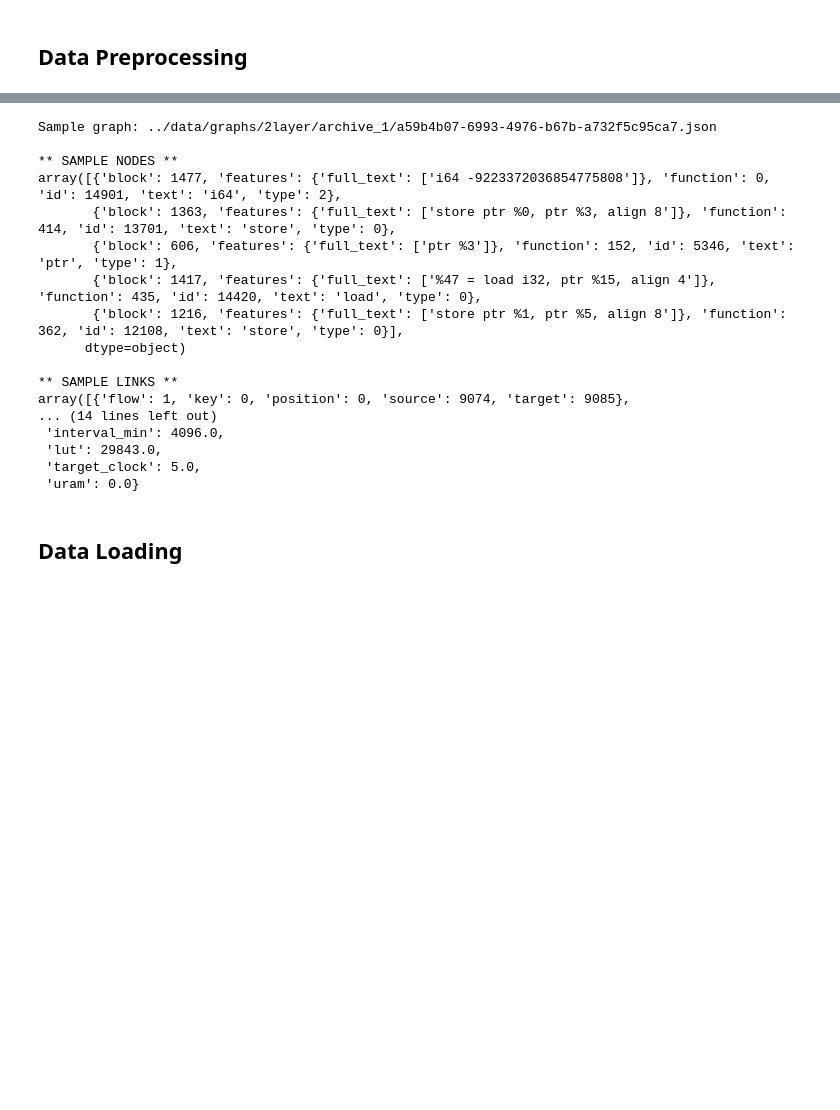
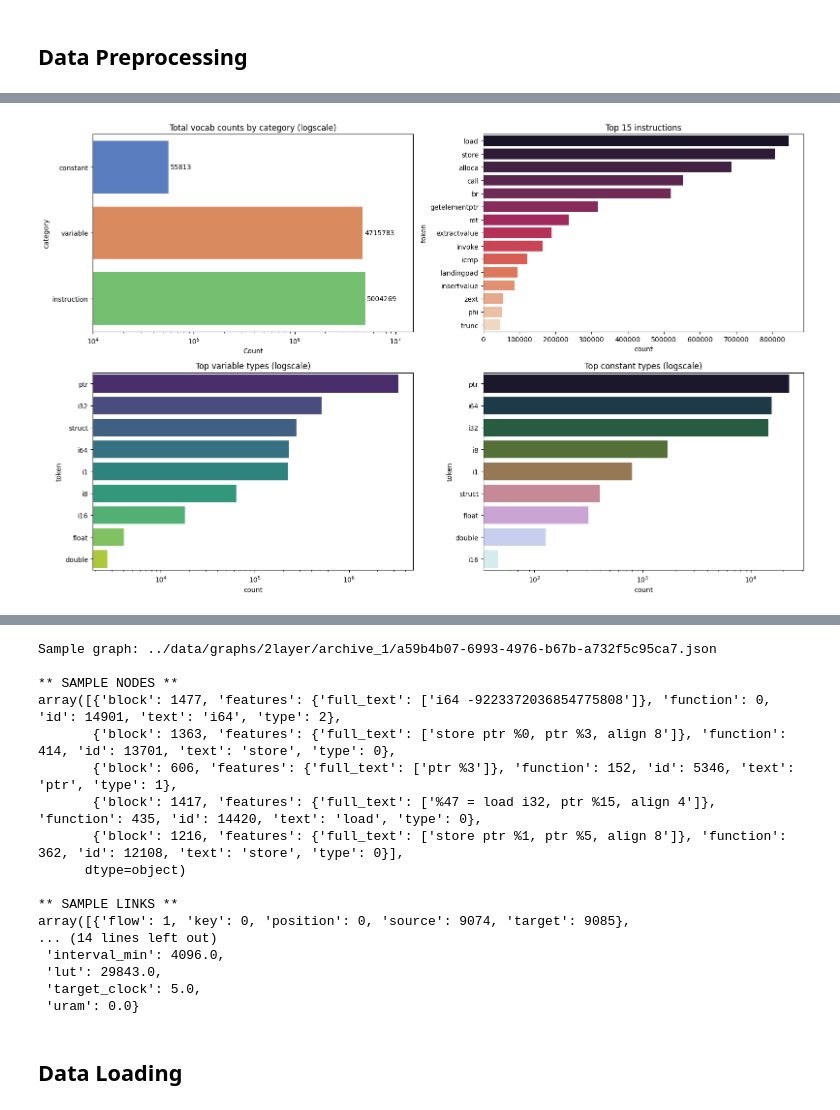
Before and after one commit to brios-polimi/LL-hls4ml, a Jupyter notebook: main.ipynb, the cells around one changed output, grey strips where cells are left out. Drawn from its saved outputs; the diff is of its cells as text; code cells hidden in the pictures; blank space fills up the shorter version.

```diff
--- a/main.ipynb
+++ b/main.ipynb
@@ -51,5 +52,5 @@ root = Path("../data")
 graph_dir = root / "graphs"
 pt_dir = root / "tensors"
 
-vocab, max_pos = vocab_scan(graph_dir)
-create_graph_tensors(graph_dir, pt_dir, vocab=vocab)
+vocab, max_pos, vocab_counts = vocab_scan(graph_dir)
+#create_graph_tensors(graph_dir, pt_dir, vocab=vocab)
@@ -56,3 +79,67 @@ create_graph_tensors(graph_dir, pt_dir, vocab=vocab)
 # %%
-pprint(vocab)
+import pandas as pd
+import matplotlib.pyplot as plt
+import seaborn as sns
+
+df = pd.DataFrame([
+    {"category": cat, "token": tok, "count": cnt}
+    for cat, table in vocab_counts.items()
+    for tok, cnt in table.items()
+])
+
+totals = df.groupby("category")["count"].sum().sort_values()
+
+top_instruction = (
+    df[df["category"] == "instruction"]
+    .nlargest(15, "count")
+    .sort_values("count", ascending=False)
+)
+top_variable = (
+    df[df["category"] == "variable"]
+    .nlargest(10, "count")
+    .sort_values("count", ascending=False)
+)
+top_constant = (
+    df[df["category"] == "constant"]
+    .nlargest(10, "count")
+    .sort_values("count", ascending=False)
+)
+
+fig, axes = plt.subplots(2, 2, figsize=(16, 10))
+ax = axes[0,0]
+
+sns.barplot(
+    x=totals.values,
+    y=totals.index,
+    ax=ax,
+    palette="muted"
+)
+
+ax.set_title("Total vocab counts by category (logscale)")
+ax.set_xlabel("Count")
+ax.set_xscale("log")
+ax.set_xlim(1e4, totals.max() * 3)
+
+# Labels at the end/top of bars
+for container in ax.containers:
+    ax.bar_label(
+        container,
+        fmt='%d',
+        label_type='edge',
+        padding=3
+    )
+
+sns.barplot(x="count", y="token", data=top_instruction, ax=axes[0,1], palette="rocket")
+axes[0,1].set_title("Top 15 instructions")
+
+sns.barplot(x="count", y="token", data=top_variable, ax=axes[1,0], palette="viridis")
+axes[1,0].set_title("Top variable types (logscale)")
+axes[1,0].set_xscale("log")
+
+sns.barplot(x="count", y="token", data=top_constant, ax=axes[1,1], palette="cubehelix")
+axes[1,1].set_title("Top constant types (logscale)")
+axes[1,1].set_xscale("log")
+
+plt.tight_layout()
+plt.show()
 # %% [output]
@@ -75,0 +161 @@ pprint(vocab)
+[figure, added]
```
Also changed, not shown: parts of 14 cells of this notebook, 2 other files.
